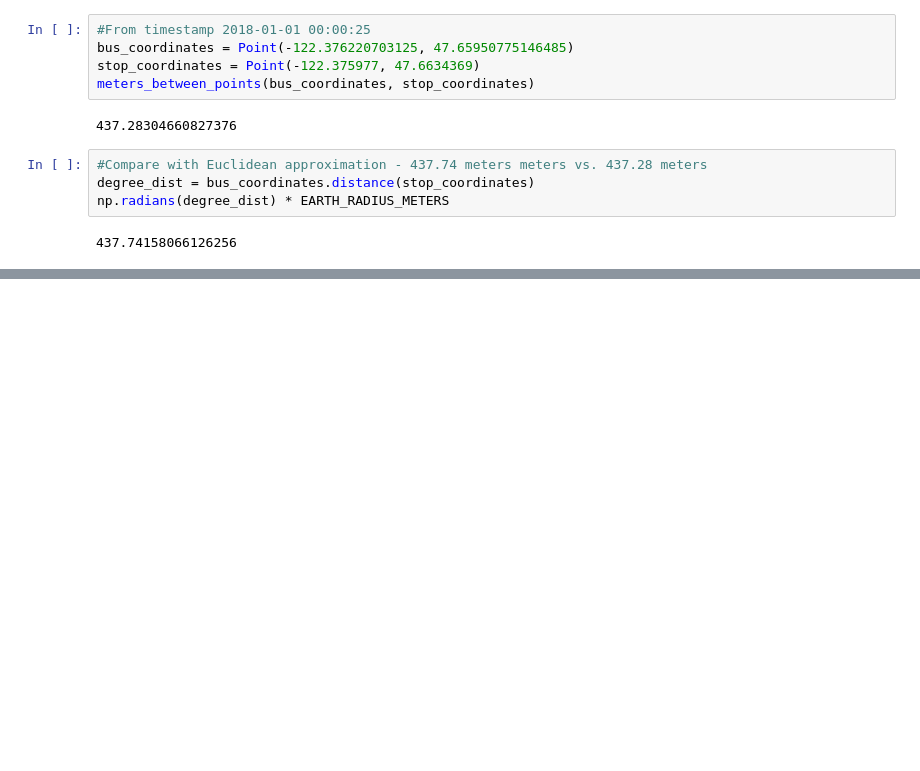
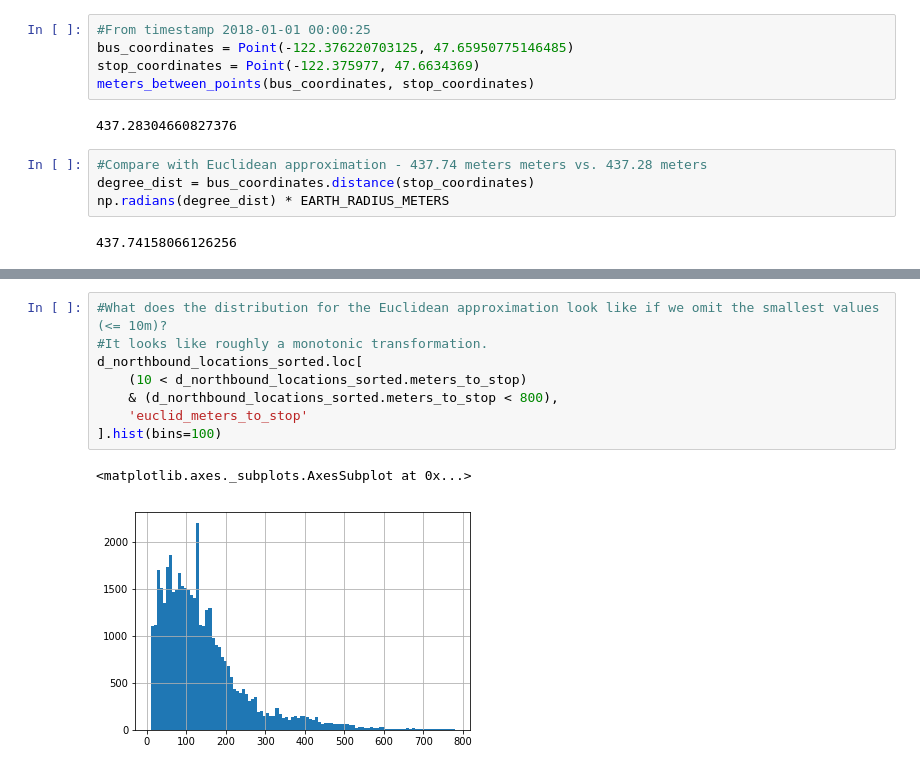
Before and after one commit to 350Seattle-Transportation-Team/gtfs-realtime, a Jupyter notebook: 04_transform_d_locations.ipynb, the cells around one changed output, grey strips where cells are left out. Cells and saved outputs as stored; diff of their text form; blank space fills up the shorter version.

```diff
--- a/04_transform_d_locations.ipynb
+++ b/04_transform_d_locations.ipynb
@@ -368,0 +471,11 @@ np.radians(degree_dist) * 6356.7523142 * 1000
+# %%
+#What does the distribution for the Euclidean approximation look like if we omit the smallest values (<= 10m)?
+#It looks like roughly a monotonic transformation.
+d_northbound_locations_sorted.loc[
+    (10 < d_northbound_locations_sorted.meters_to_stop)
+    & (d_northbound_locations_sorted.meters_to_stop < 800),
+    'euclid_meters_to_stop'
+].hist(bins=100)
+# %% [output]
+<matplotlib.axes._subplots.AxesSubplot at 0x...>
+[figure, added]
```
Also changed, not shown: parts of 22 cells of this notebook.
